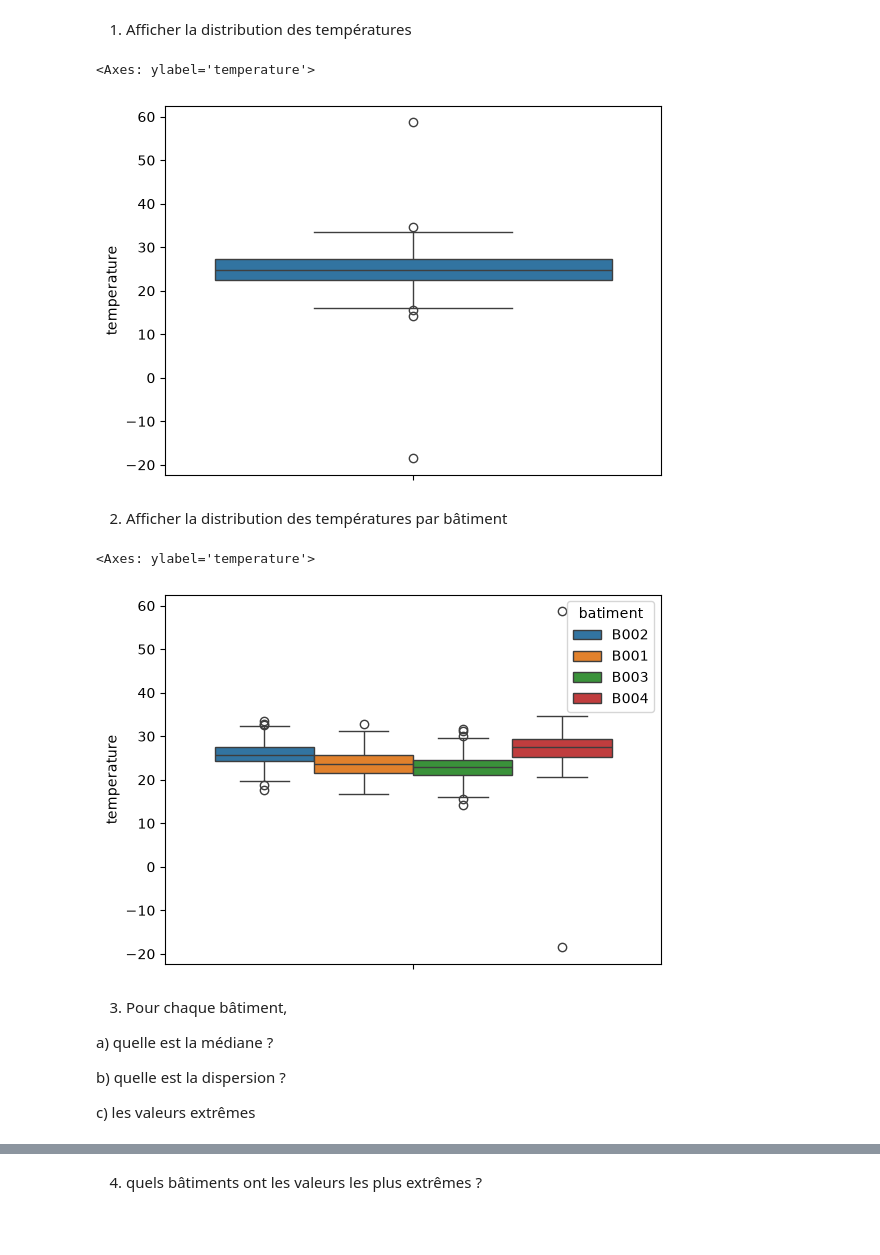
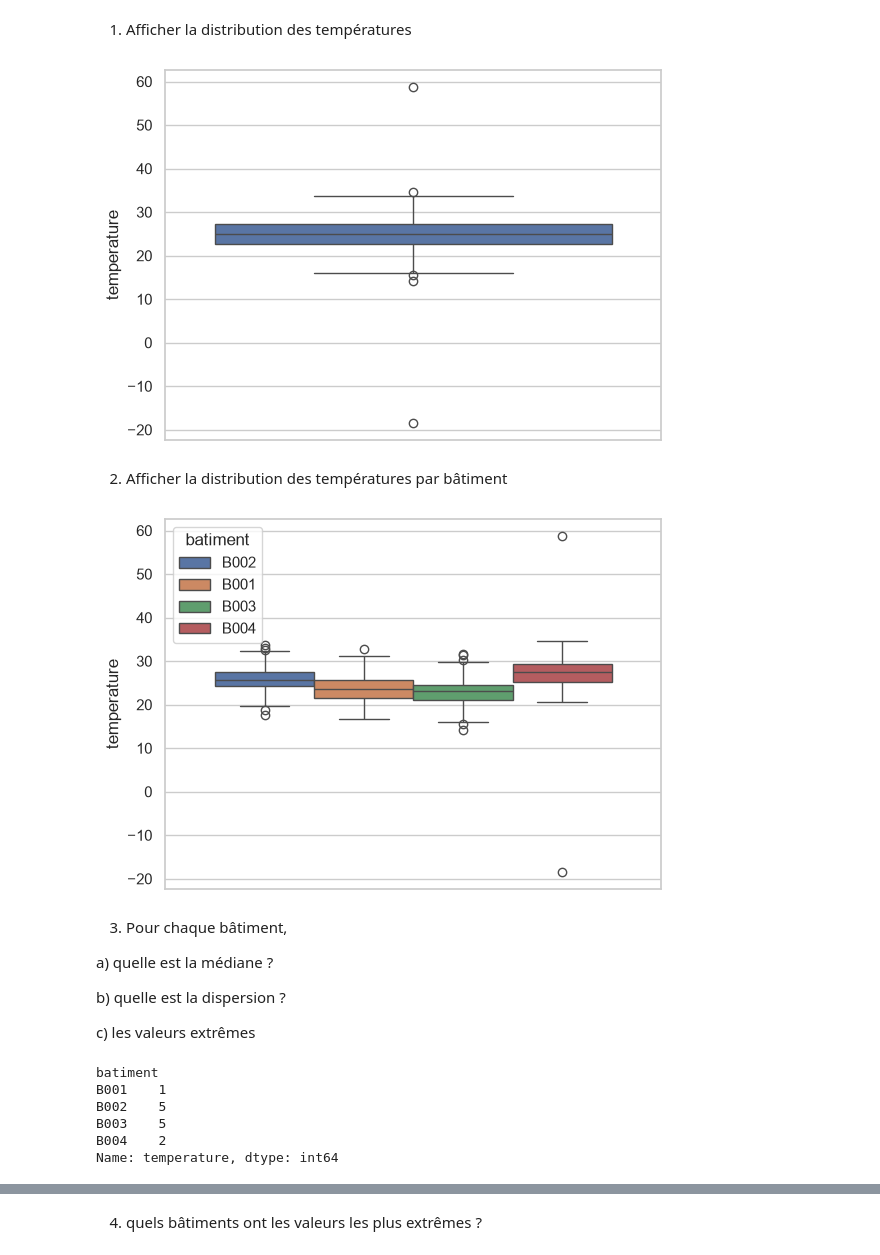
Before and after one commit to rokhayacoumbadiouf-bit/Atelier_Seaborn, a Jupyter notebook: atelier_seaborn_iot/notebooks/atelier_seaborn_iot.ipynb, the cells around one changed output, grey strips where cells are left out. Cells and saved outputs as stored; diff of their text form; code cells hidden in the pictures; blank space fills up the shorter version.

```diff
--- a/atelier_seaborn_iot/notebooks/atelier_seaborn_iot.ipynb
+++ b/atelier_seaborn_iot/notebooks/atelier_seaborn_iot.ipynb
@@ -13,6 +13,7 @@ import seaborn as sns
 import matplotlib.pyplot as plt
 import pandas as pd
 import numpy as np
+sns.set_theme(style="whitegrid")
 # %% [output]
 Requirement already satisfied: seaborn in c:\Users\rokha\miniconda3\Lib\site-packages (0.13.2)
 Requirement already satisfied: pandas in c:\Users\rokha\miniconda3\Lib\site-packages (3.0.5)
@@ -122,16 +144,24 @@ c) les valeurs extrêmes
 1) Afficher la distribution des températures
 # %%
 sns.boxplot(data=df,y="temperature")
+plt.savefig(
+    "../exports/boxplot_temperature.png",
+    dpi=300,
+    bbox_inches="tight"
+)
 # %% [output]
-<Axes: ylabel='temperature'>
-[figure, old version]
+[figure, new version]
 # %% [markdown]
 2) Afficher la distribution des températures par bâtiment
 # %%
-sns.boxplot(data=df,y="temperature",hue="batiment")
+boite2=sns.boxplot(data=df,y="temperature",hue="batiment")
+plt.savefig(
+    "../exports/boxplot_temperature_batiment.png",
+    dpi=300,
+    bbox_inches="tight"
+)
 # %% [output]
-<Axes: ylabel='temperature'>
-[figure, old version]
+[figure, new version]
 # %% [markdown]
 3) Pour chaque bâtiment,
 
@@ -140,3 +170,21 @@ a) quelle est la médiane ?
 b) quelle est la dispersion ?
 
 c) les valeurs extrêmes
+# %%
+def compter_outliers(groupe):
+    q1 = groupe.quantile(0.25)
+    q3 = groupe.quantile(0.75)
+    iqr = q3 - q1
+    borne_basse = q1 - 1.5 * iqr
+    borne_haute = q3 + 1.5 * iqr
+    return ((groupe < borne_basse) | (groupe > borne_haute)).sum()
+
+nb_outliers = df.groupby("batiment")["temperature"].apply(compter_outliers)
+print(nb_outliers)
+# %% [output]
+batiment
+B001    1
+B002    5
+B003    5
+B004    2
+Name: temperature, dtype: int64
```
Also changed, not shown: parts of 28 cells of this notebook, 18 other files.
